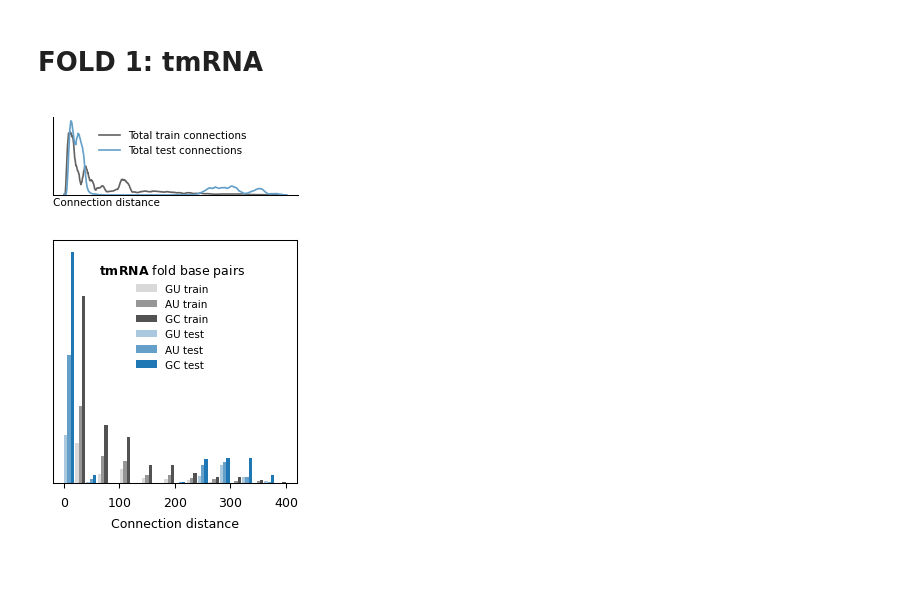
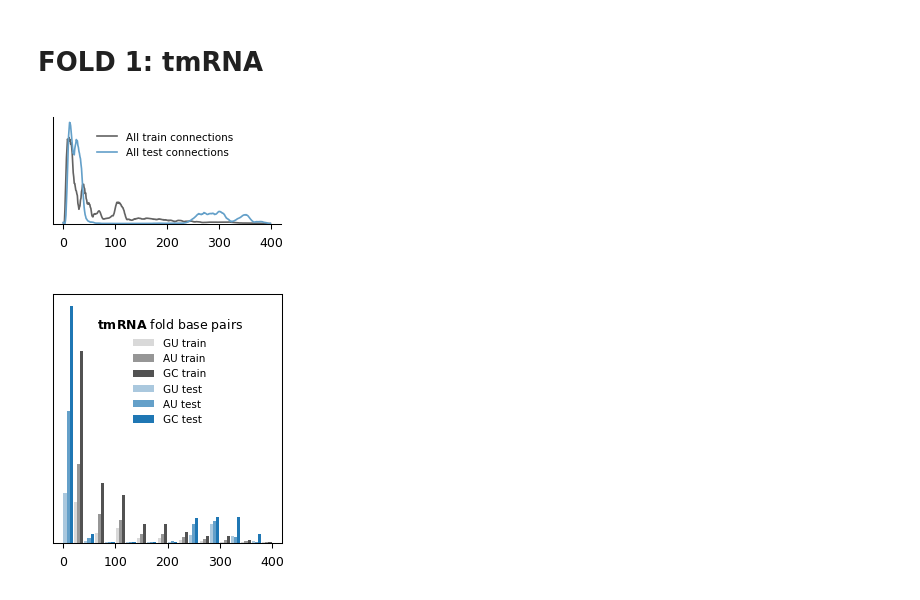
Before and after one commit to sinc-lab/xvalRNAfolding, a Jupyter notebook: src/Figure_2_connections_dist.ipynb, the cells around one changed output. Drawn from its saved outputs; the diff is of its cells as text; code cells hidden in the pictures; blank space fills up the shorter version.

Commit message:
update results figures

```diff
--- a/src/Figure_2_connections_dist.ipynb
+++ b/src/Figure_2_connections_dist.ipynb
@@ -13,7 +14,9 @@ if 'google.colab' in str(get_ipython()): # running in colab
     !git clone --config lfs.fetchinclude="*"  https://github.com/sinc-lab/xvalRNAfolding.git
     DATA_PATH = './xvalRNAfolding/'
 else:
-    DATA_PATH = '/DATA/ncRNA/xval/'
+    DATA_PATH = '../'
+FIG_PATH = DATA_PATH + "figures/archiveII/"
+os.makedirs(FIG_PATH, exist_ok=True)
 # %%
 plt.rcParams['axes.linewidth'] = 0.5
 plt.rcParams['xtick.major.width'] = 0.5
@@ -119,17 +125,12 @@ def plot_dist_smooth(count_GU_train, count_AU_train, count_GC_train,
 
   max_val = max(norm_total_train.max(), norm_total_test.max())
 
-  plt.plot(norm_total_train, label='Total train connections', color=train_gray, linewidth=linew)
-  plt.plot(norm_total_test, label='Total test connections', color=test_color, linewidth=linew)
+  plt.plot(norm_total_train, label='All train connections', color=train_gray, linewidth=linew)
+  plt.plot(norm_total_test, label='All test connections', color=test_color, linewidth=linew)
 
-  plt.ylim(0, max_val * 1.05)
+  plt.ylim(0, max_val * 1.05) # Add a small buffer above the max value
 
-  txt = fig.text(
-    text_shift, 0.01, "Connection distance",
-    fontsize=5, ha="left", va="bottom" )
-  txt.set_in_layout(False)
-
-  plt.xticks([])
+  plt.xticks([0, 100, 200, 300, 400], fontsize=font_size)
   plt.yticks([])
   for spine in ["top", "right"]:
     ax.spines[spine].set_visible(False)
@@ -164,8 +165,8 @@ def plot_histograms(count_GU_train, count_AU_train, count_GC_train,
   count_AU_test = count_AU_test / sum_test
   count_GC_test = count_GC_test / sum_test
 
-  # compute histograms of the three connection types for train and test
-  bins = np.linspace(0, len(count_GU_train), 11)
+
+  bins = np.linspace(0, len(count_GU_train), 11)          # 20 equal-width bins
   centres = 0.5*(bins[:-1] + bins[1:])
 
   hist_GUtn, _ = np.histogram(np.arange(len(count_GU_train)),
@@ -187,7 +188,9 @@ def plot_histograms(count_GU_train, count_AU_train, count_GC_train,
                               bins=bins,
                               weights=count_GC_test.flatten())
 
-  # bar width and offsets
+  # bar width and offsets so that train bars are shifted to the right
+  # of the bin centre and test bars to the left; colours are repeated
+  # for each bin.
   bin_width = bins[1] - bins[0]
   bar_width = bin_width * 0.15
   offset = bar_width * 0.7
@@ -220,10 +223,9 @@ def plot_histograms(count_GU_train, count_AU_train, count_GC_train,
 
   max_val = max(hist_GUtn.max(), hist_AUtn.max(), hist_GCtn.max(),
                 hist_GUts.max(), hist_AUts.max(), hist_GCts.max())
-  plt.ylim(0, max_val * 1.05)
+  plt.ylim(0, max_val * 1.05) # Add a small buffer above the max value
 
-  #plt.title(title, fontsize=font_size)
-  plt.xlabel('Connection distance', fontsize=font_size)
+
   plt.xticks([0, 100, 200, 300, 400])#, 500])
   plt.yticks([])
   plt.legend(title=r"$\mathbf{tmRNA}$ fold base pairs", #r"$\mathbf{tmRNA}\\$Connections",
@@ -232,12 +234,11 @@ def plot_histograms(count_GU_train, count_AU_train, count_GC_train,
              fontsize=5, # as in test-to-train distributions
              frameon=False,
              ncol=1)
-     #ncol=1, fontsize=font_size, frameon=False)
 # %% [markdown]
 # Data
 # %%
-data_df = pd.read_csv(DATA_PATH+"data/archiveII.csv", index_col="id")
-fam = pd.read_csv(DATA_PATH+"data/fam_folds_split.csv")
+data_df = pd.read_csv(DATA_PATH+"data/archiveII/archiveII.csv", index_col="id")
+fam = pd.read_csv(f"{DATA_PATH}data/archiveII/fam_folds_split.csv")
 # 0:grp1 1:tmRNA 2:tRNA 3:5s 4:srp 5:telomerase 6:RNaseP 7:16s 8:23s
 max_length = 400
 # %% [markdown]
@@ -251,23 +252,28 @@ count_GC_train, count_AU_train, count_GU_train = generate_stats(id_train, data_d
 count_GC_test, count_AU_test, count_GU_test = generate_stats(id_test, data_df, max_length)
 # %%
 fig_width1col = 6.75/3*2*1.1 * 47/111 *42.01/48.63 # fam-fold strips scales to fill the remaining space in the 2col layout
-fig_height = 6.75/2/4 * 14.20/17.14 # same as test-to-train distributions
+#fig_height = 6.75/2/4 * 14.20/17.14 # same as test-to-train distributions
+fig_height = 6.75/2/3
+
+fig_width1col *= 0.95
+fig_height *= 0.94
 
 plot_dist_smooth(count_GU_train, count_AU_train, count_GC_train, count_GU_test, count_AU_test, count_GC_test, max_length=max_length,
                  fig_width=fig_width1col, fig_height=fig_height, text_shift=0.05)
 
-plt.savefig(DATA_PATH + "figures/Fig_connections_smoothed_tmRNA.pdf", bbox_inches='tight', dpi=300)
-plt.savefig(DATA_PATH + "figures/Fig_connections_smoothed_tmRNA.png", bbox_inches='tight', dpi=300)
+plt.savefig(FIG_PATH + "Fig_connections_smoothed_tmRNA.pdf", bbox_inches='tight', dpi=300)
 # %% [output]
-[figure, old version]
+[figure, new version]
 # %%
 fig_width1col = 6.75/3*2*1.1 * 47/111 # fam-fold strips scales to fill the remaining space in the 2col layout
 fig_height = 2.0 * 40/38 # same as fam-fold strips
 
+fig_width1col *= 0.94
+fig_height *= 1.02
+
 plot_histograms(count_GU_train, count_AU_train, count_GC_train, count_GU_test, count_AU_test, count_GC_test,
                 fig_width=fig_width1col, fig_height=fig_height)
 
-plt.savefig(DATA_PATH + "figures/Fig_connections_hist_tmRNA.pdf", bbox_inches='tight', dpi=300)
-plt.savefig(DATA_PATH + "figures/Fig_connections_hist_tmRNA.png", bbox_inches='tight', dpi=300)
+plt.savefig(FIG_PATH + "Fig_connections_hist_tmRNA.pdf", bbox_inches='tight', dpi=300)
 # %% [output]
-[figure, old version]
+[figure, new version]
```
Also changed, not shown: parts of 2 cells of this notebook, 11 other files.
